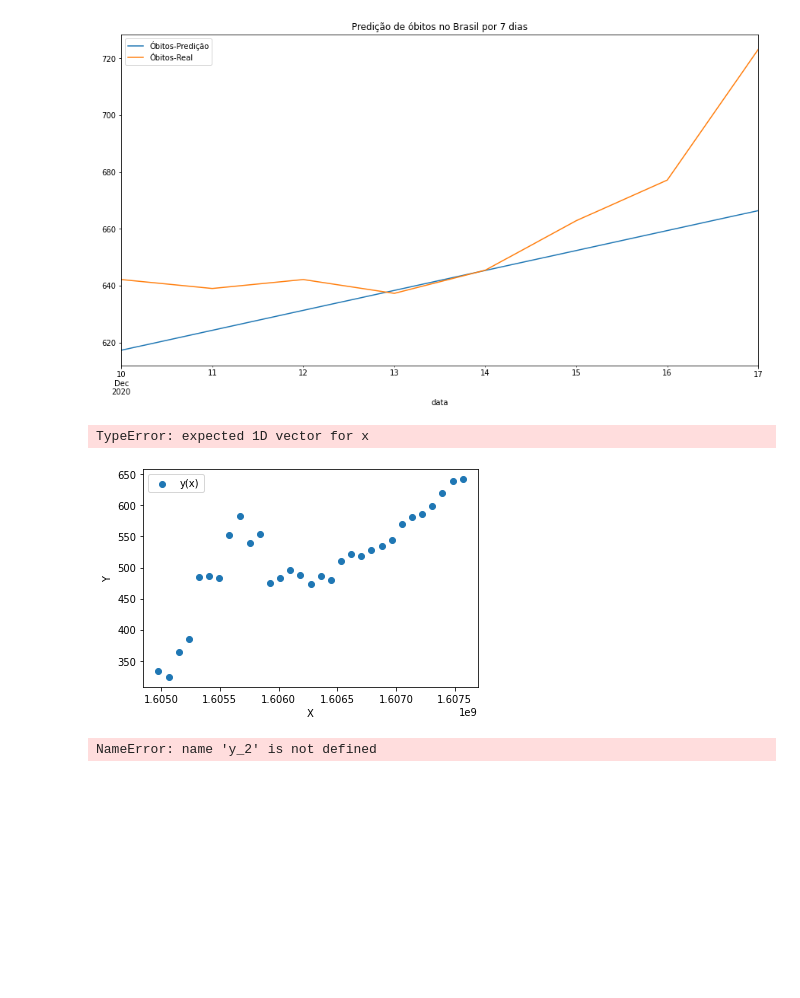
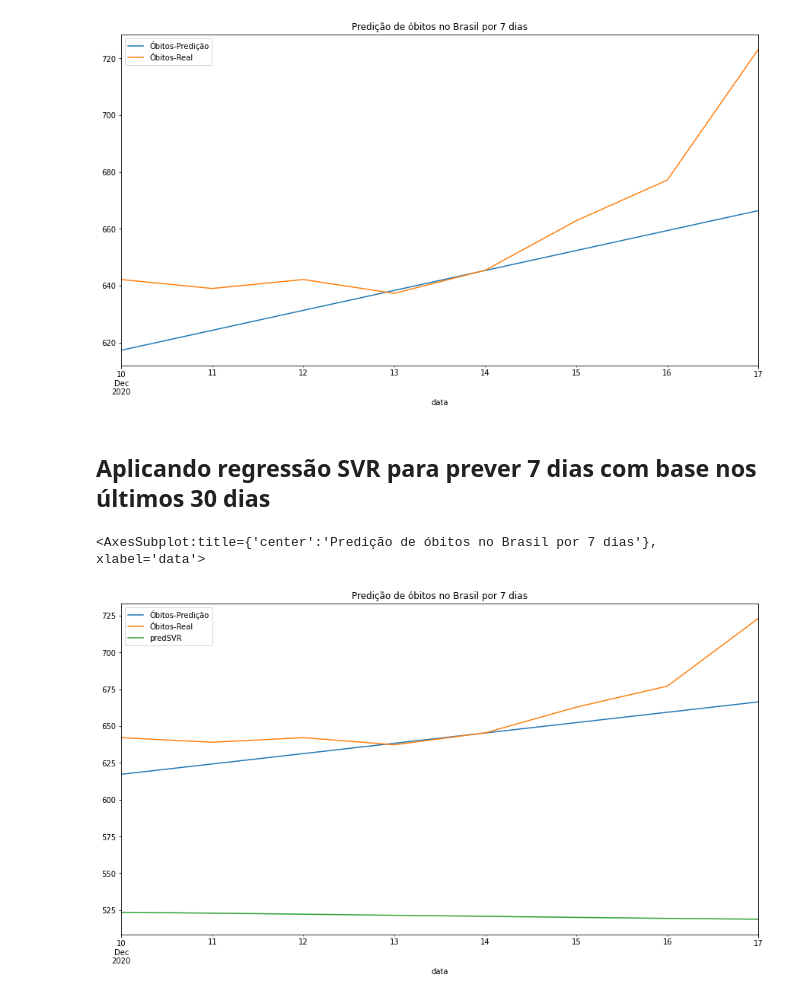
Before and after one commit to SilvioDaCol/Analise_COVID19, a Jupyter notebook: Analysis_II.ipynb, the cells around one changed output. Cells and saved outputs as stored; diff of their text form; code cells hidden in the pictures; blank space fills up the shorter version.

```diff
--- a/Analysis_II.ipynb
+++ b/Analysis_II.ipynb
@@ -193,68 +200,3 @@ resultados[['Óbitos-Predição', 'Óbitos-Real']].plot(figsize=(15,8), title=f"
 # %% [output]
 <AxesSubplot:title={'center':'Predição de óbitos no Brasil por 7 dias'}, xlabel='data'>
 [figure]
-# %%
-# Polinomial
-from sklearn.preprocessing import PolynomialFeatures
-from sklearn import linear_model
-
-plt.scatter(X_train, y_train, label="y(x)" )
-plt.xlabel("X")
-plt.ylabel("Y")
-plt.legend()
-
-model_grau_2 = np.poly1d(np.polyfit(X_train, y_train, 2))
-model_grau_3 = np.poly1d(np.polyfit(X_train, y_train, 3))
-model_grau_4 = np.poly1d(np.polyfit(X_train, y_train, 4))
-model_grau_5 = np.poly1d(np.polyfit(X_train, y_train, 5))
-
-y_2 = model_grau_2(X_train)
-y_3 = model_grau_3(X_train)
-y_4 = model_grau_4(X_train)
-y_5 = model_grau_5(X_train)
-
-fix, ax = plt.subplots(2,2)
-ax[0,0].scatter(X_train, y_train)
-ax[0,0].plot(X_train, y_2, color="red")
-ax[0,0].set_title("Grau 2")
-
-ax[0,1].scatter(X_train, y_train)
-ax[0,1].plot(X_train, y_3, color="red")
-ax[0,1].set_title("Grau 3")
-
-ax[1,0].scatter(X_train, y_train)
-ax[1,0].plot(X_train, y_4, color="red")
-ax[1,0].set_title("Grau 4")
-
-ax[1,1].scatter(X_train, y_train)
-ax[1,1].plot(X_train, y_5, color="red")
-ax[1,1].set_title("Grau 5")
-
-plt.tight_layout();
-# %% [output]
-TypeError: expected 1D vector for x
-[figure, removed]
-# %%
-from sklearn.metrics import mean_squared_error, mean_absolute_error
-
-MAE2 = mean_absolute_error(y_test,y_2)
-MAE3 = mean_absolute_error(y_test,y_3)
-MAE4 = mean_absolute_error(y_test,y_4)
-MAE5 = mean_absolute_error(y_test,y_5)
-
-print("Erro médio absoluto (GRAU 2) = {:0.2f}".format(MAE2))
-print("Erro médio absoluto (GRAU 3) = {:0.2f}".format(MAE3))
-print("Erro médio absoluto (GRAU 4) = {:0.2f}".format(MAE4))
-print("Erro médio absoluto (GRAU 5) = {:0.2f}".format(MAE5))
-
-RMSE2 = np.sqrt(mean_absolute_error(y_test,y_2))
-RMSE3 = np.sqrt(mean_absolute_error(y_test,y_3))
-RMSE4 = np.sqrt(mean_absolute_error(y_test,y_4))
-RMSE5 = np.sqrt(mean_absolute_error(y_test,y_5))
-
-print("Erro quadrático médio (GRAU 2) = {:0.2f}".format(MAE2))
-print("Erro quadrático médio (GRAU 3) = {:0.2f}".format(MAE3))
-print("Erro quadrático médio (GRAU 4) = {:0.2f}".format(MAE4))
-print("Erro quadrático médio (GRAU 5) = {:0.2f}".format(MAE5))
-# %% [output]
-NameError: name 'y_2' is not defined
@@ -262,0 +203,15 @@ NameError: name 'y_2' is not defined
+# %% [markdown]
+## Aplicando regressão SVR para prever 7 dias com base nos últimos 30 dias
+# %%
+from sklearn.svm import SVR
+
+mod = SVR()
+mod.fit(X_train, y_train)
+pred = mod.predict(X_test)
+
+resultados["predSVR"] = pred
+
+resultados[['Óbitos-Predição', 'Óbitos-Real', 'predSVR']].plot(figsize=(15,8), title=f"Predição de óbitos no Brasil por {test_interval_days.days} dias")
+# %% [output]
+<AxesSubplot:title={'center':'Predição de óbitos no Brasil por 7 dias'}, xlabel='data'>
+[figure, added]
```
Also changed, not shown: parts of 4 cells of this notebook, 3 other files.
